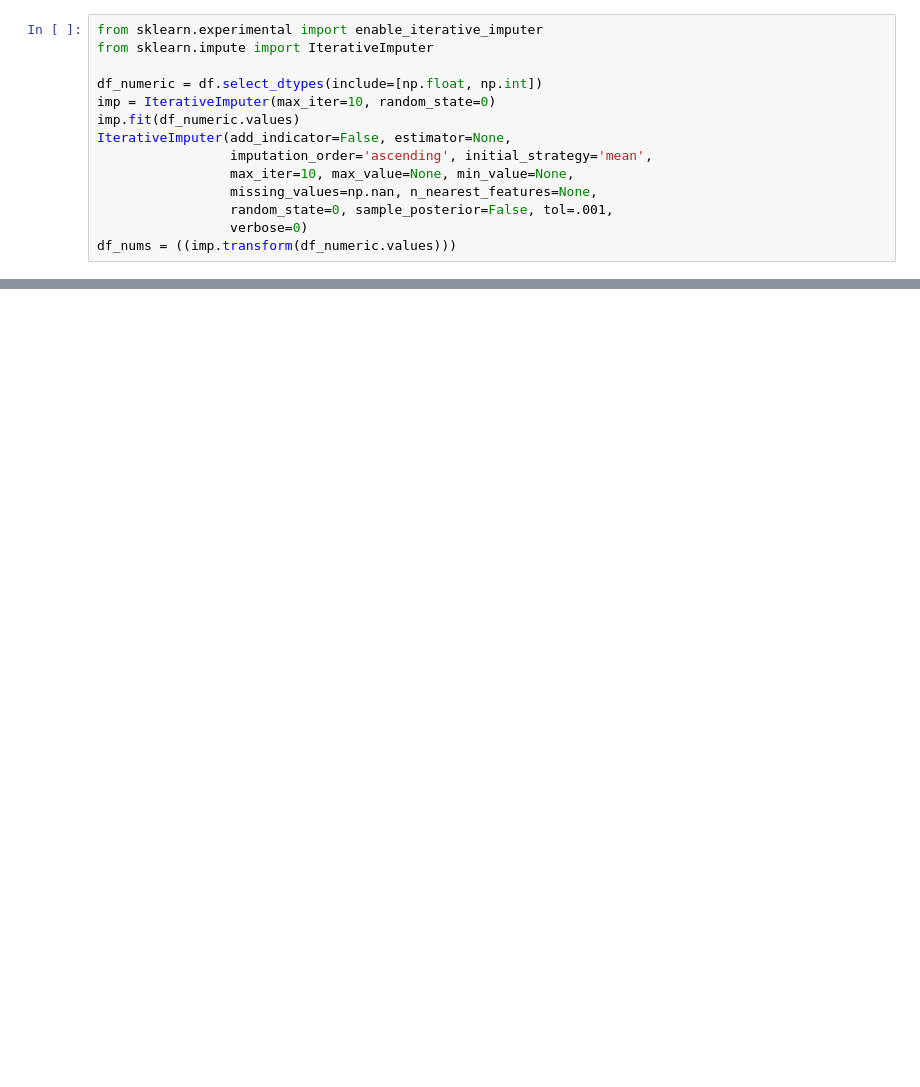
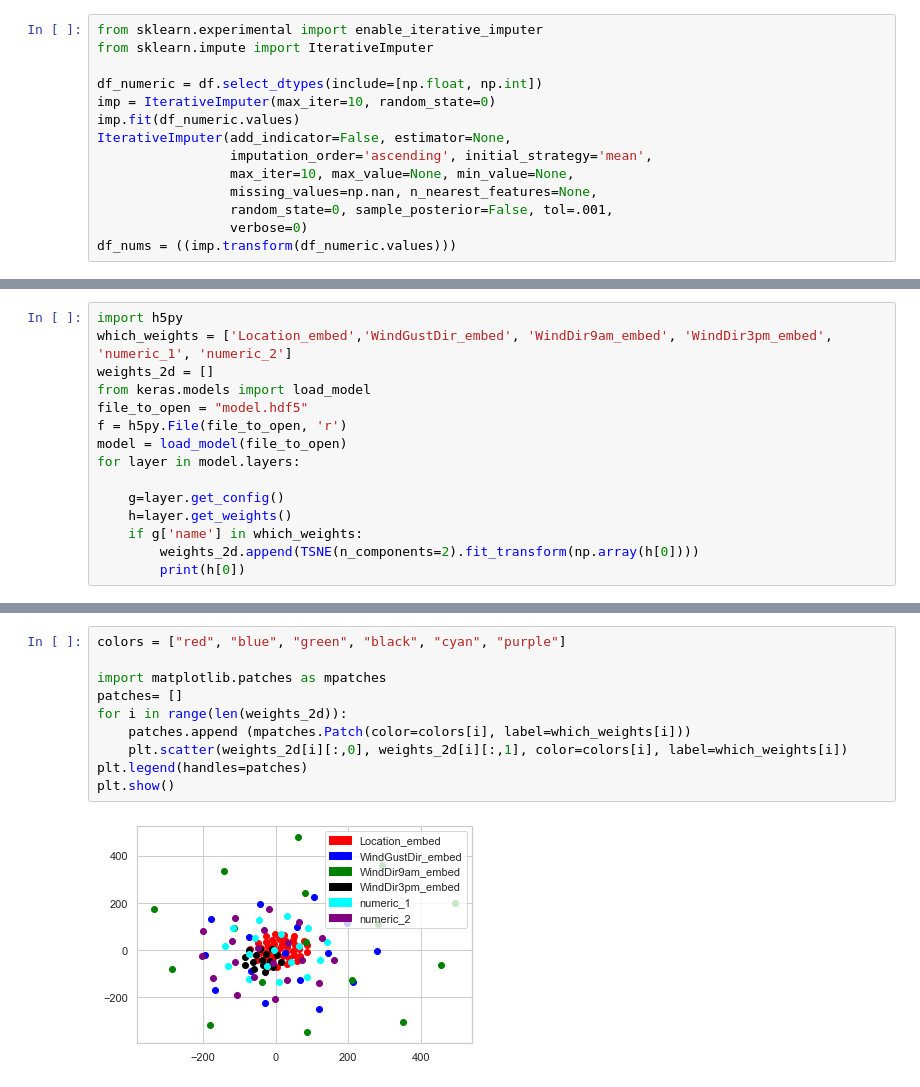
Before and after one commit to Hd0702/CSE5324, a Jupyter notebook: A5/Lab5.ipynb, the cells around one changed output, grey strips where cells are left out. Drawn from its saved outputs; the diff is of its cells as text; blank space fills up the shorter version.

```diff
--- a/A5/Lab5.ipynb
+++ b/A5/Lab5.ipynb
@@ -325,0 +408,15 @@ Name: RainTomorrow, Length: 28438, dtype: object
+# %%
+import h5py
+which_weights = ['Location_embed','WindGustDir_embed', 'WindDir9am_embed', 'WindDir3pm_embed', 'numeric_1', 'numeric_2']
+weights_2d = []
+from keras.models import load_model
+file_to_open = "model.hdf5"
+f = h5py.File(file_to_open, 'r')
+model = load_model(file_to_open)
+for layer in model.layers:
+
+    g=layer.get_config()
+    h=layer.get_weights()
+    if g['name'] in which_weights:
+        weights_2d.append(TSNE(n_components=2).fit_transform(np.array(h[0])))
+        print(h[0])
@@ -325,0 +441,12 @@ Name: RainTomorrow, Length: 28438, dtype: object
+# %%
+colors = ["red", "blue", "green", "black", "cyan", "purple"]
+
+import matplotlib.patches as mpatches
+patches= []
+for i in range(len(weights_2d)):
+    patches.append (mpatches.Patch(color=colors[i], label=which_weights[i]))
+    plt.scatter(weights_2d[i][:,0], weights_2d[i][:,1], color=colors[i], label=which_weights[i])
+plt.legend(handles=patches)
+plt.show()
+# %% [output]
+[figure, added]
```
Also changed, not shown: parts of 24 cells of this notebook.
